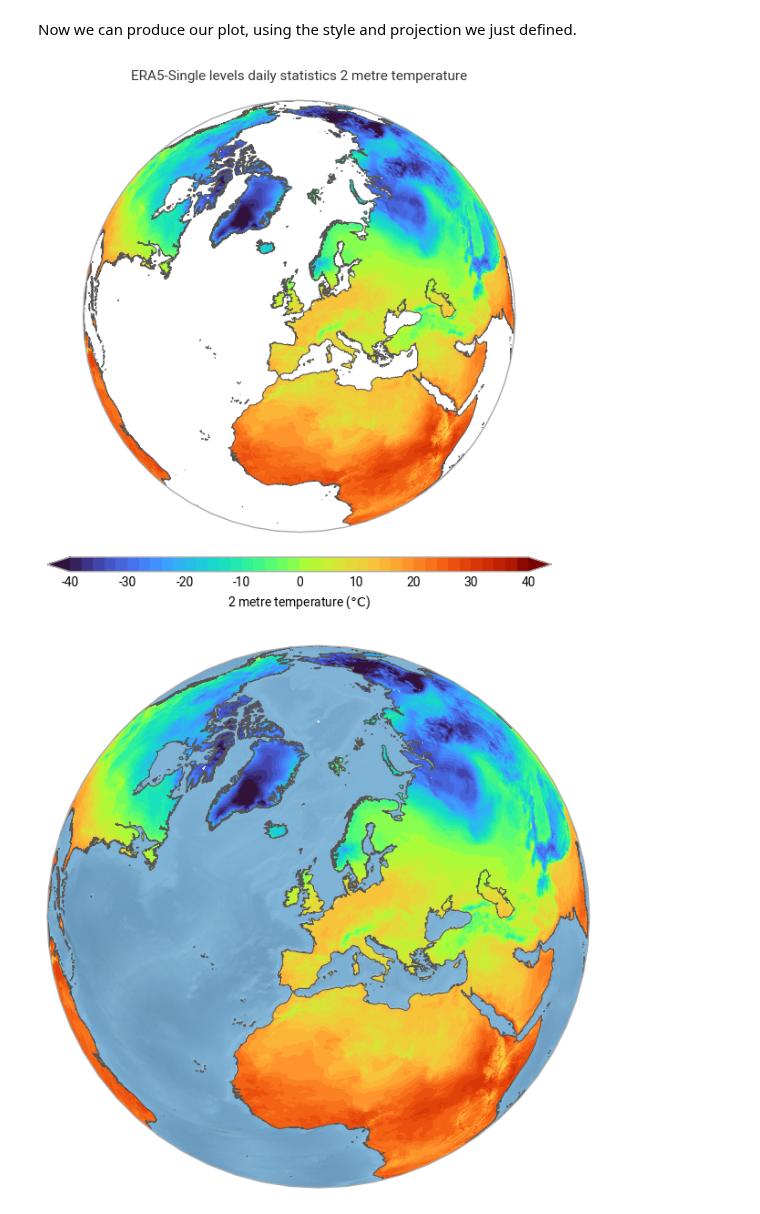
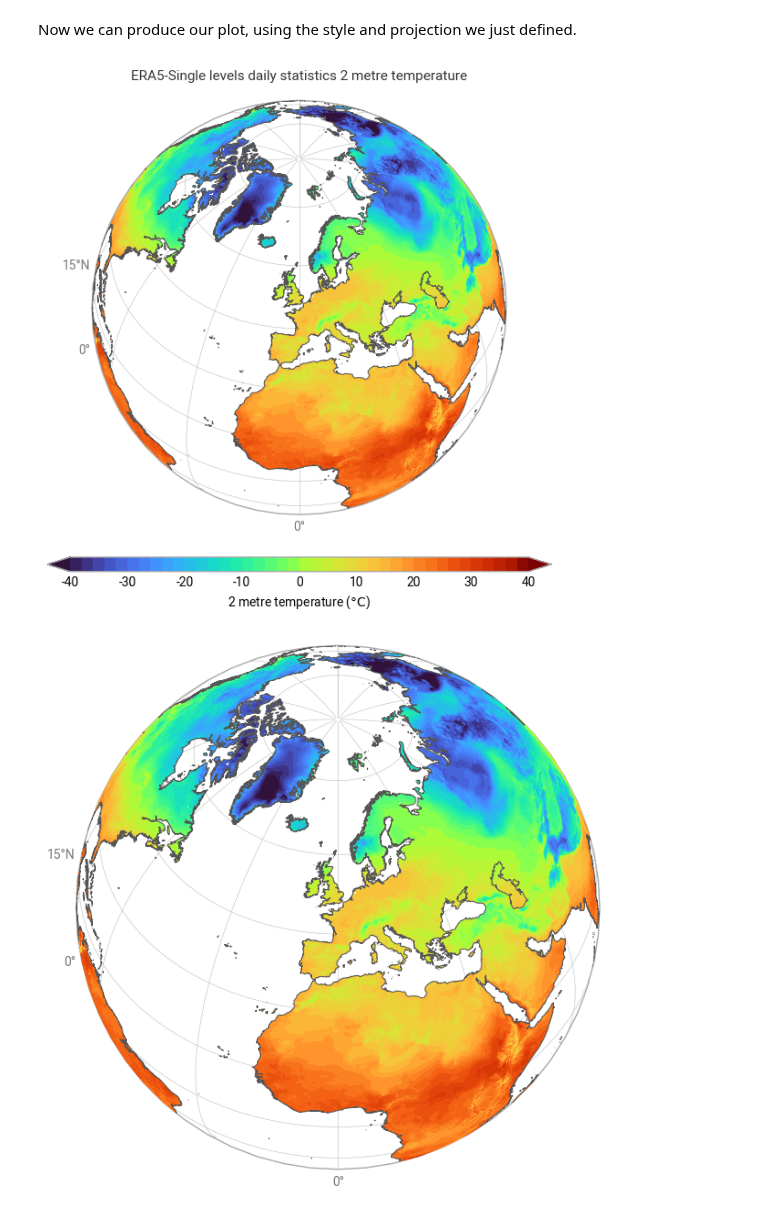
Before and after one commit to ecmwf-projects/dss-notebooks, a Jupyter notebook: datasets/derived-era5-land-daily-statistics/demo.ipynb, the cells around one changed output. Cells and saved outputs as stored; diff of their text form; code cells hidden in the pictures.

Commit message:
daily era5 land gridlines

```diff
--- a/datasets/derived-era5-land-daily-statistics/demo.ipynb
+++ b/datasets/derived-era5-land-daily-statistics/demo.ipynb
@@ -50,10 +50,11 @@ earthkit.plots.schema.figsize = (4, 4)
 
 chart = earthkit.plots.Map(crs=crs)
 
-chart.pcolormesh(temperature, style=temperature_style)
+chart.gridlines(xstep=30, ystep=15, zorder=1)
 
-chart.coastlines(resolution="high")
-# chart.stock_img()
+chart.pcolormesh(temperature, style=temperature_style, zorder=2)
+
+chart.coastlines(resolution="high", zorder=3)
 
 chart.legend(location="bottom")
 
@@ -67,16 +68,17 @@ chart.title(
 
 chart.figure.save("overview-detail.png")
 # %% [output]
-[figure, old version]
+[figure, new version]
 # %%
 earthkit.plots.schema.figsize = (2, 2)
 chart = earthkit.plots.Map(crs=crs)
 
-chart.pcolormesh(temperature, style=temperature_style)
+GL = chart.gridlines(xstep=30, ystep=15, zorder=1)
 
-chart.coastlines(resolution="high")
-chart.stock_img()
+chart.pcolormesh(temperature, style=temperature_style, zorder=2)
+
+chart.coastlines(resolution="high", zorder=3)
 
 chart.figure.save("overview.png")
 # %% [output]
-[figure, old version]
+[figure, new version]
```
Also changed, not shown: 2 other files.
